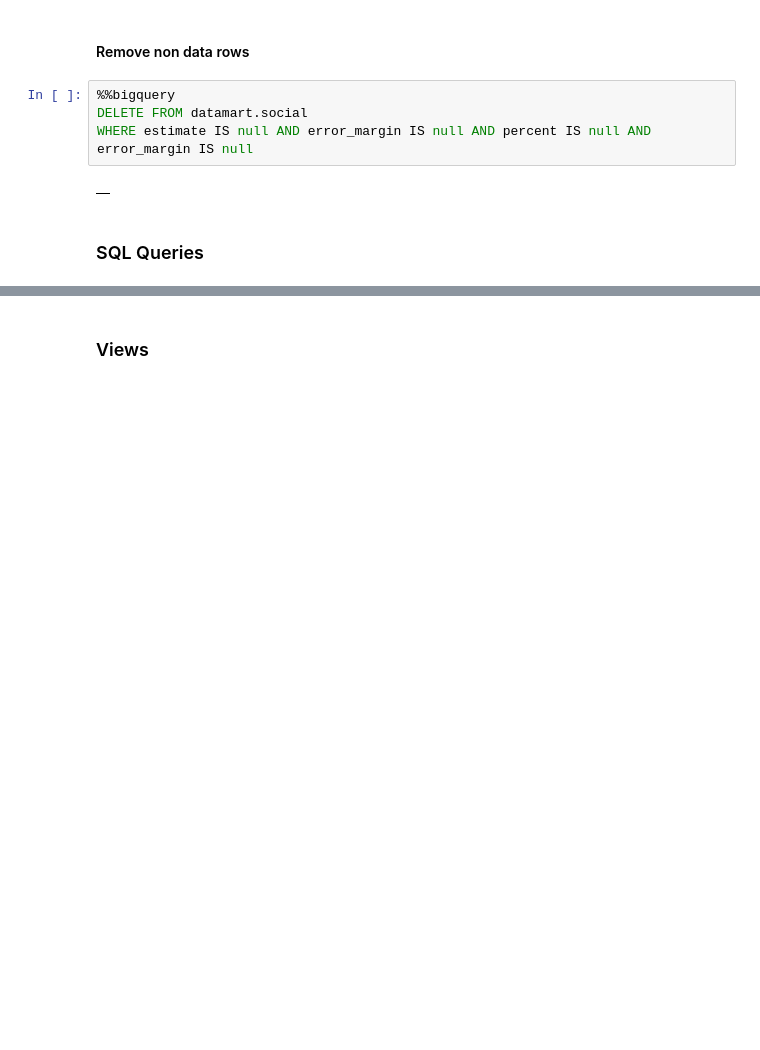
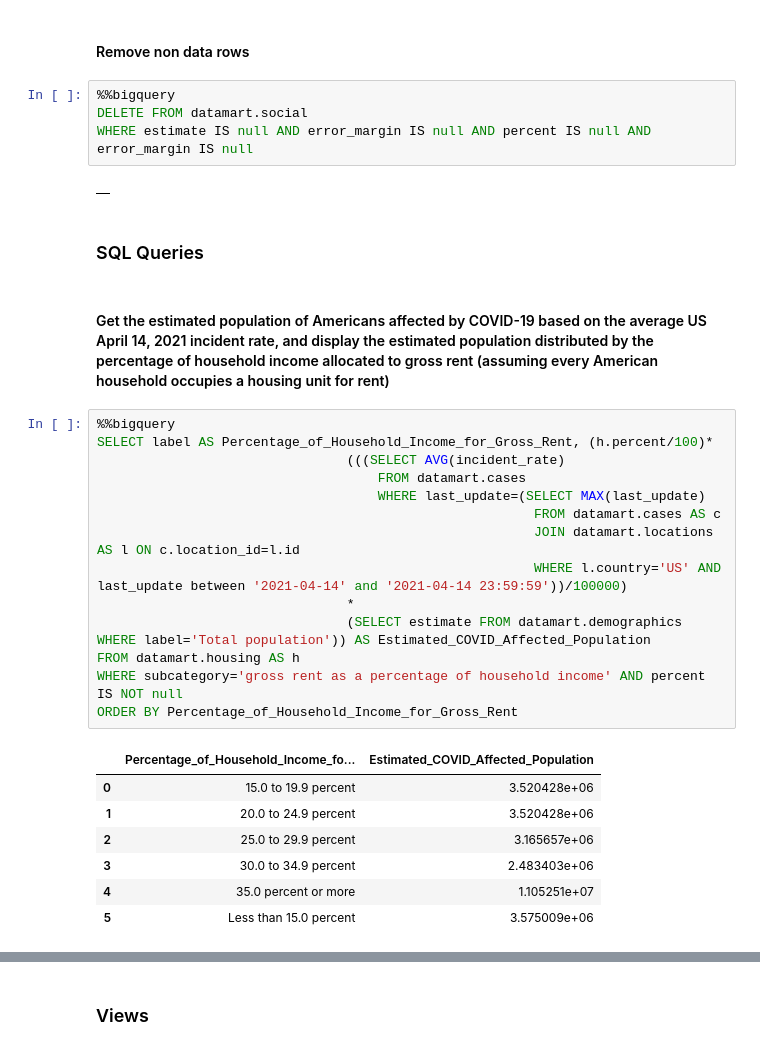
Before and after one commit to kimmisin/Elements-of-Databases, a Jupyter notebook: milestone2.ipynb, the cells around one changed output, grey strips where cells are left out. Drawn from its saved outputs; the diff is of its cells as text; blank space fills up the shorter version.

```diff
--- a/milestone2.ipynb
+++ b/milestone2.ipynb
@@ -1214,3 +1214,27 @@ WHERE estimate IS null AND error_margin IS null AND percent IS null AND error_ma
 |  |
 # %% [markdown]
 ### SQL Queries
+# %% [markdown]
+#### Get the estimated population of Americans affected by COVID-19 based on the average US April 14, 2021 incident rate, and display the estimated population distributed by the percentage of household income allocated to gross rent (assuming every American household occupies a housing unit for rent)
+# %%
+%%bigquery
+SELECT label AS Percentage_of_Household_Income_for_Gross_Rent, (h.percent/100)*
+                                (((SELECT AVG(incident_rate)
+                                    FROM datamart.cases
+                                    WHERE last_update=(SELECT MAX(last_update)
+                                                        FROM datamart.cases AS c
+                                                        JOIN datamart.locations AS l ON c.location_id=l.id
+                                                        WHERE l.country='US' AND last_update between '2021-04-14' and '2021-04-14 23:59:59'))/100000)
+                                *
+                                (SELECT estimate FROM datamart.demographics WHERE label='Total population')) AS Estimated_COVID_Affected_Population
+FROM datamart.housing AS h
+WHERE subcategory='gross rent as a percentage of household income' AND percent IS NOT null
+ORDER BY Percentage_of_Household_Income_for_Gross_Rent
+# %% [output]
+|  | Percentage_of_Household_Income_fo... | Estimated_COVID_Affected_Population |
+| 0 | 15.0 to 19.9 percent | 3.520428e+06 |
+| 1 | 20.0 to 24.9 percent | 3.520428e+06 |
+| 2 | 25.0 to 29.9 percent | 3.165657e+06 |
+| 3 | 30.0 to 34.9 percent | 2.483403e+06 |
+| 4 | 35.0 percent or more | 1.105251e+07 |
+| 5 | Less than 15.0 percent | 3.575009e+06 |
```
Also changed, not shown: parts of 7 cells of this notebook.
